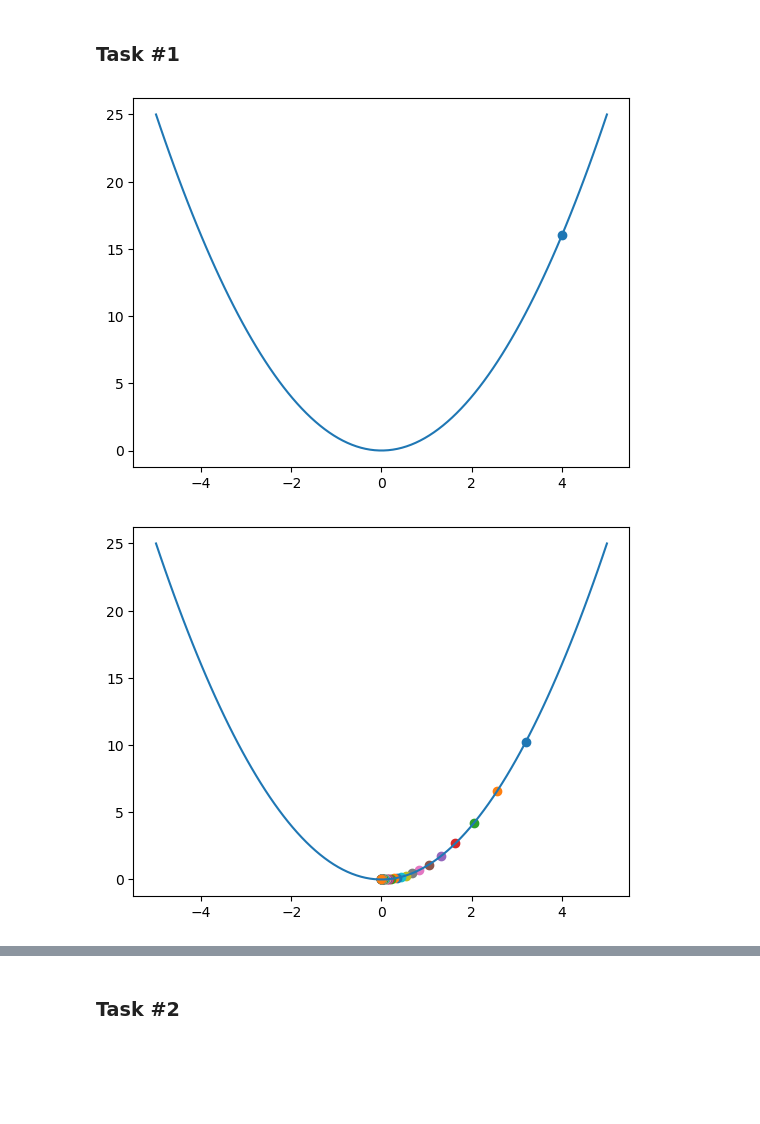
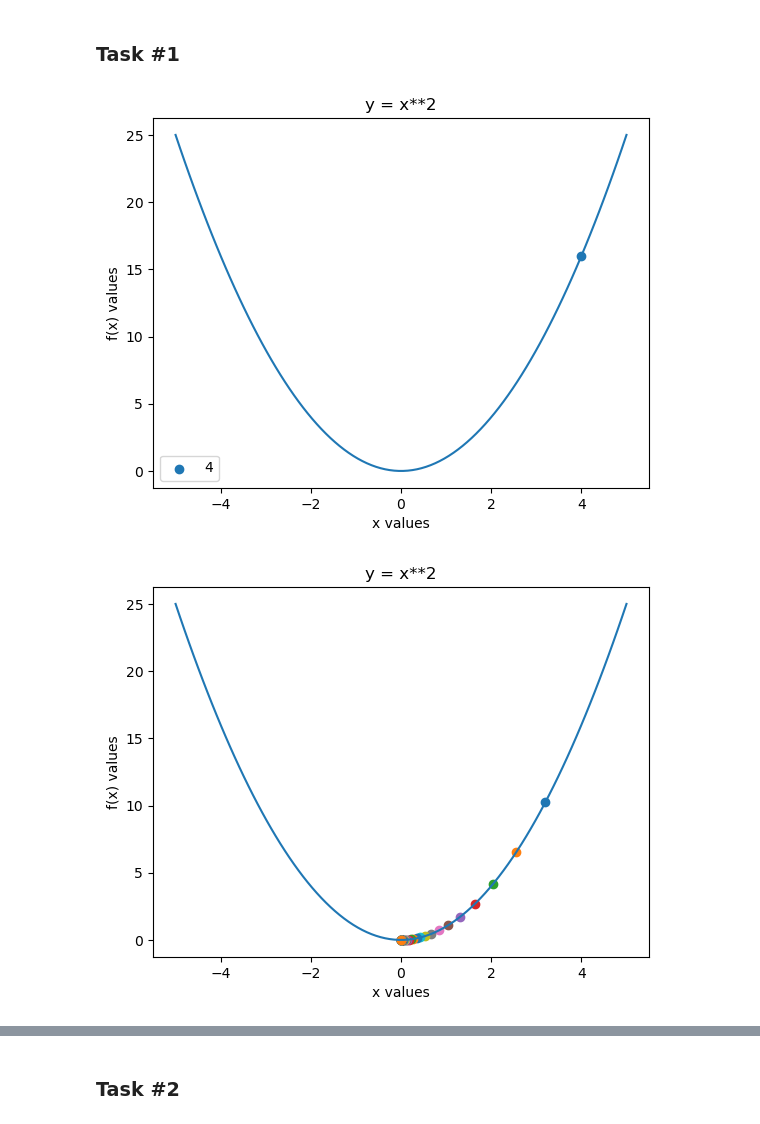
Before and after one commit to vidyasager162/MDSC-103, a Jupyter notebook: 23914-MDSC-103-Assignment-II.ipynb, the cells around one changed output, grey strips where cells are left out. Cells and saved outputs as stored; diff of their text form; code cells hidden in the pictures; blank space fills up the shorter version.

Commit message:
Add Plot elements

```diff
--- a/23914-MDSC-103-Assignment-II.ipynb
+++ b/23914-MDSC-103-Assignment-II.ipynb
@@ -12,14 +12,19 @@ import numpy as np
 # %%
 f = lambda x: x**2
 xpoints = np.linspace(-5,5,100)
 ypoints = np.array([f(x) for x in xpoints])
 x0 = 4
 
+plt.title("y = x**2")
+plt.xlabel("x values")
+plt.ylabel("f(x) values")
 plt.plot(xpoints,ypoints)
-plt.scatter(x0,f(x0))
+plt.scatter(x0,f(x0), label=x0)
+
+plt.legend()
 plt.show()
 # %% [output]
-[figure, old version]
+[figure, new version]
 # %%
 f_ = lambda x: 2*x
 
@@ -34,7 +39,10 @@ for x in range(100):
     if np.abs(xk - values[x]) < tolerance:
         break
 
+plt.title("y = x**2")
+plt.xlabel("x values")
+plt.ylabel("f(x) values")
 plt.plot(xpoints,ypoints)
 plt.show()
 # %% [output]
-[figure, old version]
+[figure, new version]
```
Also changed, not shown: parts of 3 cells of this notebook.
